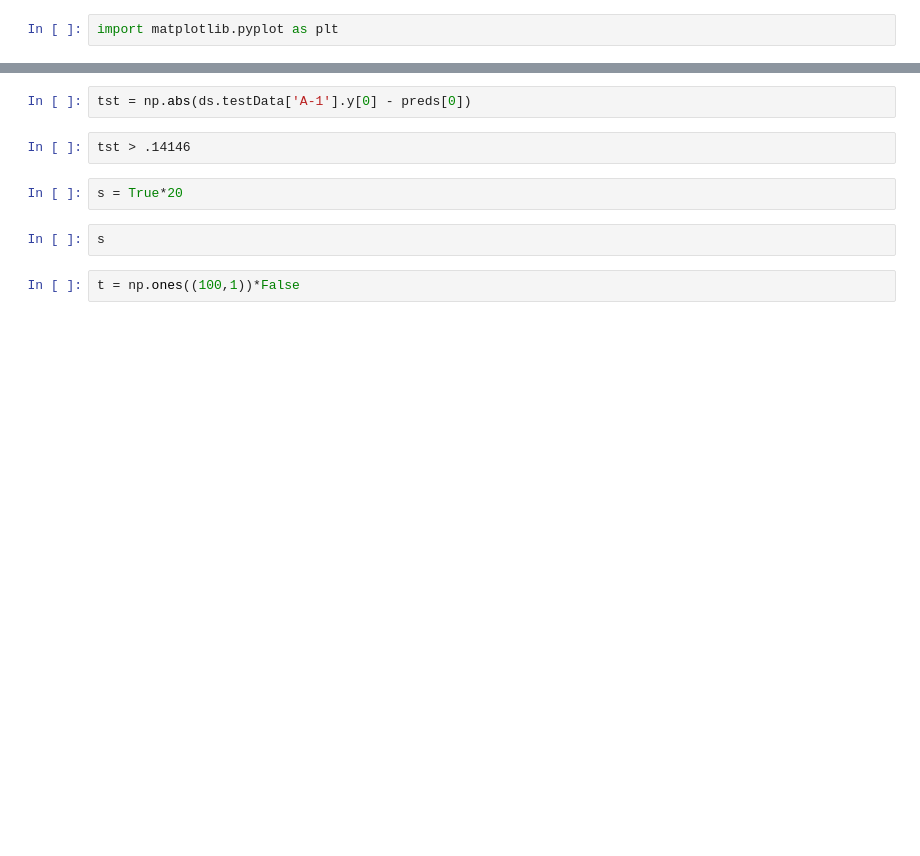
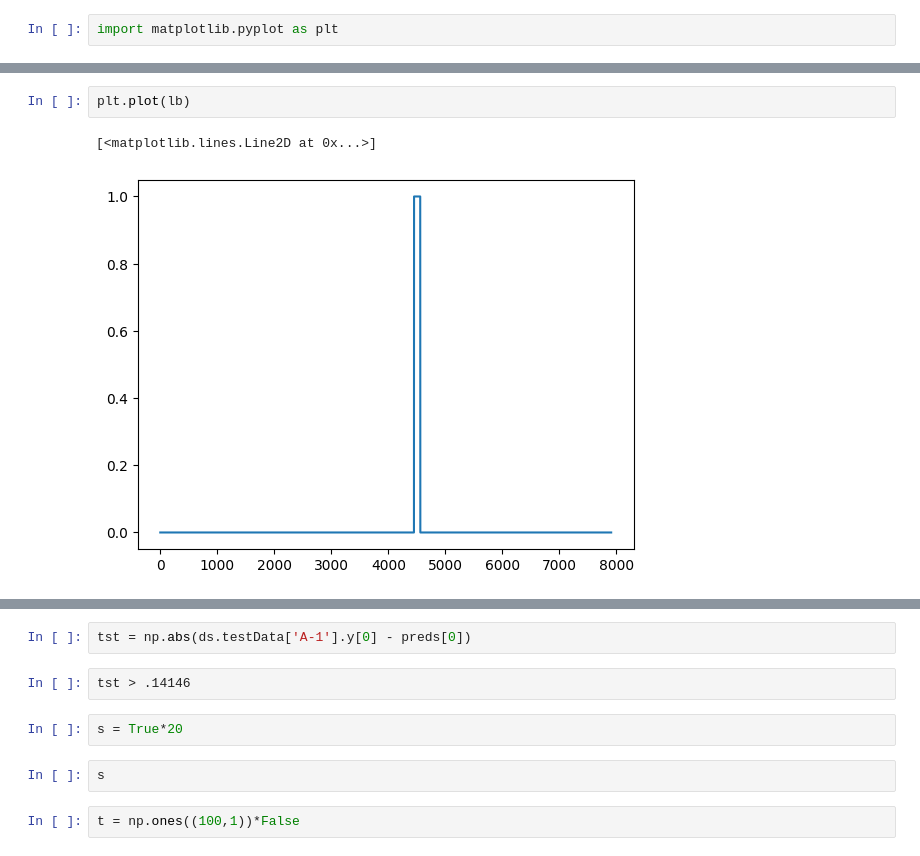
Before and after one commit to cudajay/Seq2SeqAnom, a Jupyter notebook: classifier_exp.ipynb, the cells around one changed output, grey strips where cells are left out. Cells and saved outputs as stored; diff of their text form; blank space fills up the shorter version.

```diff
--- a/classifier_exp.ipynb
+++ b/classifier_exp.ipynb
@@ -100,2 +131,7 @@ pld = pd.DataFrame({"l": l})
+# %%
+plt.plot(lb)
+# %% [output]
+[<matplotlib.lines.Line2D at 0x...>]
+[figure, added]
 # %%
 pld.l.plot()
```
Also changed, not shown: parts of 15 cells of this notebook, 2 other files.
